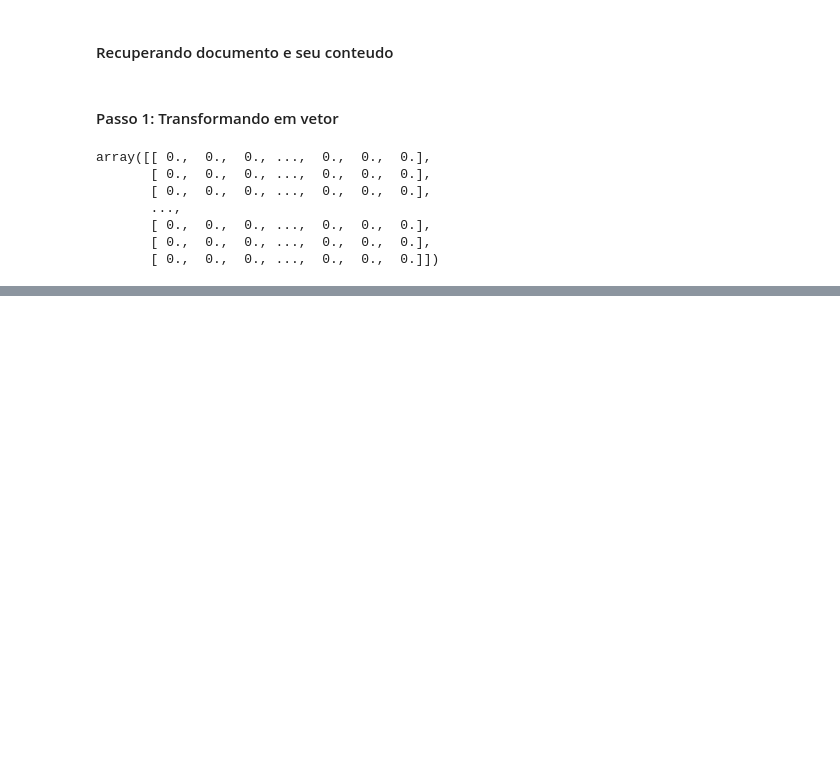
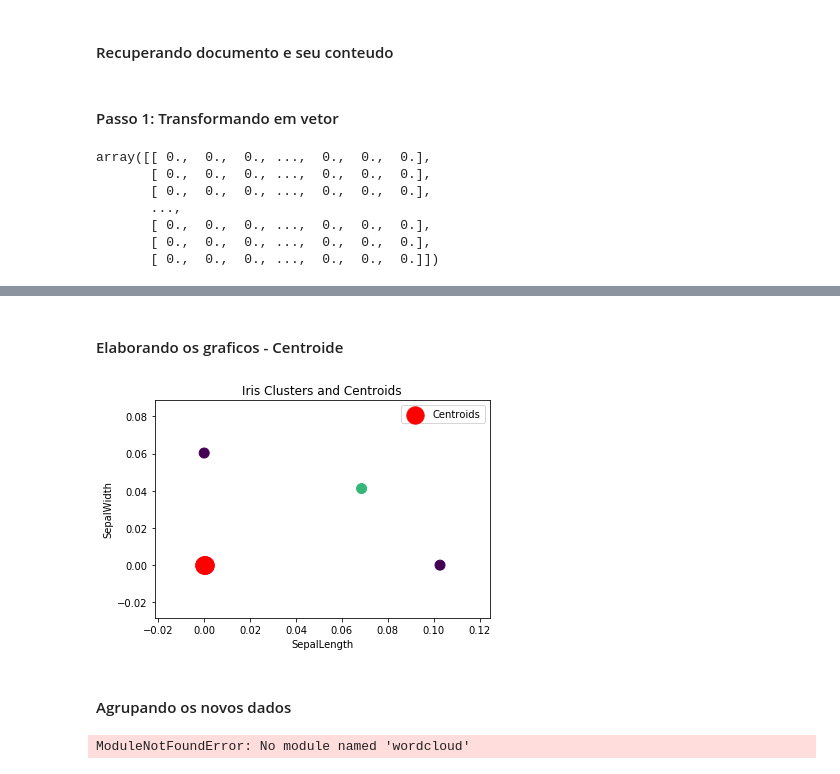
Before and after one commit to arthurrso/RI, a Jupyter notebook: Projeto_RI/Projeto Final - RI.ipynb, the cells around one changed output, grey strips where cells are left out. Cells and saved outputs as stored; diff of their text form; code cells hidden in the pictures; blank space fills up the shorter version.

```diff
--- a/Projeto_RI/Projeto Final - RI.ipynb
+++ b/Projeto_RI/Projeto Final - RI.ipynb
@@ -70,0 +113,27 @@ array([[ 0.,  0.,  0., ...,  0.,  0.,  0.],
+# %% [markdown]
+#### Elaborando os graficos - Centroide
+# %%
+plt.scatter(X_train_counts.toarray()[:, 0], X_train_counts.toarray()[:,1], s = 100, c = kmeans.labels_)
+plt.scatter(kmeans.cluster_centers_[:, 0], kmeans.cluster_centers_[:, 1], s = 300, c = 'red',label = 'Centroids')
+plt.title('Iris Clusters and Centroids')
+plt.xlabel('SepalLength')
+plt.ylabel('SepalWidth')
+plt.legend()
+
+plt.show()
+# %% [output]
+[figure, added]
+# %% [markdown]
+#### Agrupando os novos dados
+# %%
+python -m pip install wordcloud
+
+wordcloud = WordCloud(font_path='/Library/Fonts/Verdana.ttf',
+                          relative_scaling = 1.0,
+                          stopwords = {'to', 'of'} # set or space-separated string
+                          ).generate(content)
+plt.imshow(wordcloud)
+plt.axis("off")
+plt.show()
+# %% [output]
+ModuleNotFoundError: No module named 'wordcloud'
```
Also changed, not shown: parts of 7 cells of this notebook, 1 other file.
